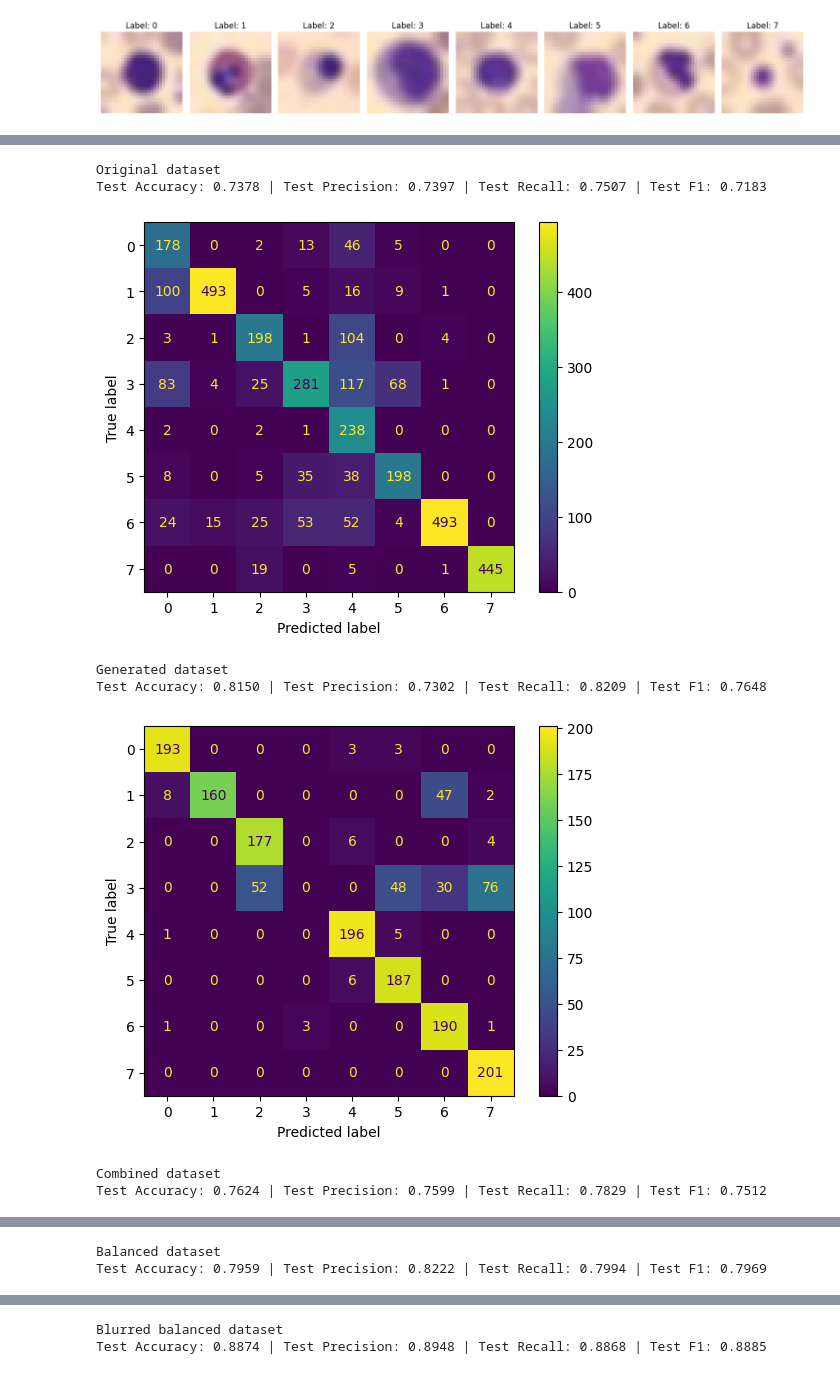
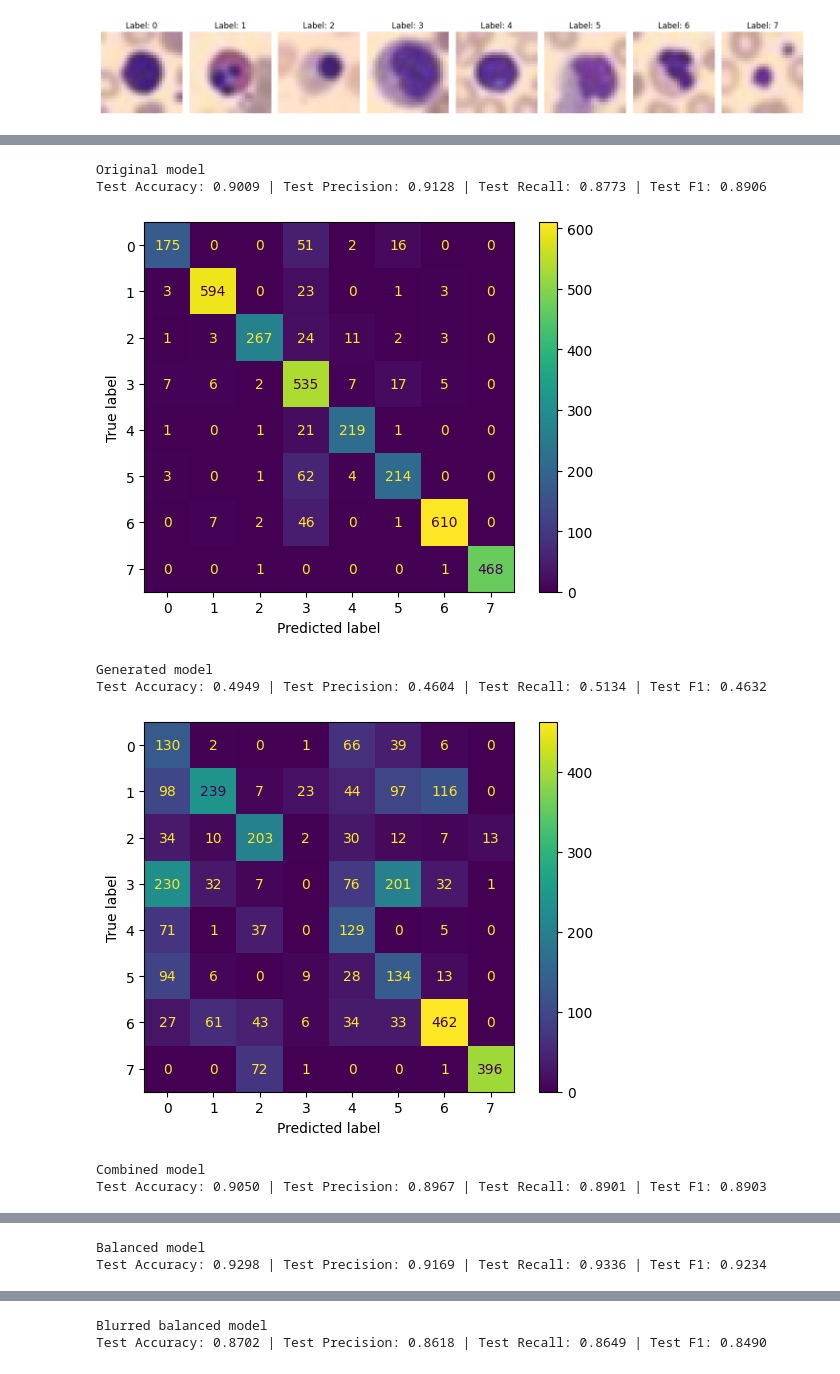
Before and after one commit to LukrecijaMedimorec/BloodCellClassifier, a Jupyter notebook: Classifier.ipynb, the cells around one changed output, grey strips where cells are left out. Saved outputs shown, nothing was run; the diff lists cells and outputs as text; code cells hidden in the pictures.

```diff
--- a/Classifier.ipynb
+++ b/Classifier.ipynb
@@ -343,12 +343,12 @@ plt.show()
 [figure]
 # %%
 device = torch.device("cuda" if torch.cuda.is_available() else "cpu")
-model = BloodCellClassifier().to(device)
+generated_model = BloodCellClassifier().to(device)
 criterion = nn.CrossEntropyLoss()
-optimizer = optim.Adam(model.parameters(), lr=0.001)
+optimizer = optim.Adam(generated_model.parameters(), lr=0.0015)
 
 generated_metrics = train_validate(
-    model=model,
+    model=generated_model,
     train_dataloader=generated_train_dataloader,
     val_dataloader=generated_val_dataloader,
     criterion=criterion,
@@ -408,12 +408,12 @@ combined_val_dataloader = DataLoader(combined_valset, batch_size=128, shuffle=Fa
 combined_test_dataloader = DataLoader(combined_testset, batch_size=128, shuffle=False)
 
 device = torch.device("cuda" if torch.cuda.is_available() else "cpu")
-model = BloodCellClassifier().to(device)
+combined_model = BloodCellClassifier().to(device)
 criterion = nn.CrossEntropyLoss()
-optimizer = optim.Adam(model.parameters(), lr=0.001)
+optimizer = optim.Adam(combined_model.parameters(), lr=0.0015)
 
 combined_metrics = train_validate(
-    model=model,
+    model=combined_model,
     train_dataloader=combined_train_loader,
     val_dataloader=combined_val_dataloader,
     criterion=criterion,
@@ -529,12 +529,12 @@ Label 3: 1749 images
 Label 1: 1707 images
 # %%
 device = torch.device("cuda" if torch.cuda.is_available() else "cpu")
-model = BloodCellClassifier().to(device)
+balanced_model = BloodCellClassifier().to(device)
 criterion = nn.CrossEntropyLoss()
-optimizer = optim.Adam(model.parameters(), lr=0.001)
+optimizer = optim.Adam(balanced_model.parameters(), lr=0.0015)
 
 balanced_metrics = train_validate(
-    model=model,
+    model=balanced_model,
     train_dataloader=balanced_train_dataloader,
     val_dataloader=balanced_val_dataloader,
     criterion=criterion,
@@ -672,11 +673,11 @@ Label 0: 1544 images
 # %%
 device = torch.device("cuda" if torch.cuda.is_available() else "cpu")
-model = BloodCellClassifier().to(device)
+blurred_balanced_model = BloodCellClassifier().to(device)
 criterion = nn.CrossEntropyLoss()
-optimizer = optim.Adam(model.parameters(), lr=0.001)
+optimizer = optim.Adam(blurred_balanced_model.parameters(), lr=0.0015)
 
 blurred_balanced_metrics = train_validate(
-    model=model,
+    model=blurred_balanced_model,
     train_dataloader=blurred_balanced_train_dataloader,
     val_dataloader=blurred_balanced_val_dataloader,
     criterion=criterion,
@@ -743,26 +744,26 @@ def test_model(model, test_dataloader, device):
     disp.plot()
     plt.show()
 # %%
-print("Original dataset")
-test_model(model=model, test_dataloader=test_dataloader, device=device)
+print("Original model")
+test_model(model=original_model, test_dataloader=test_dataloader, device=device)
 
-print("Generated dataset")
-test_model(model=model, test_dataloader=generated_test_dataloader, device=device)
+print("Generated model")
+test_model(model=generated_model, test_dataloader=test_dataloader, device=device)
 
-print("Combined dataset")
-test_model(model=model, test_dataloader=combined_test_dataloader, device=device)
+print("Combined model")
+test_model(model=combined_model, test_dataloader=test_dataloader, device=device)
 
-print("Balanced dataset")
-test_model(model=model, test_dataloader=balanced_test_dataloader, device=device)
+print("Balanced model")
+test_model(model=balanced_model, test_dataloader=test_dataloader, device=device)
 
-print("Blurred balanced dataset")
-test_model(model=model, test_dataloader=blurred_balanced_test_dataloader, device=device)
+print("Blurred balanced model")
+test_model(model=blurred_balanced_model, test_dataloader=test_dataloader, device=device)
 # %% [output]
-Original dataset
-Test Accuracy: 0.7378 | Test Precision: 0.7397 | Test Recall: 0.7507 | Test F1: 0.7183
+Original model
+Test Accuracy: 0.9009 | Test Precision: 0.9128 | Test Recall: 0.8773 | Test F1: 0.8906
-[figure, old version]
+[figure, new version]
-Generated dataset
-Test Accuracy: 0.8150 | Test Precision: 0.7302 | Test Recall: 0.8209 | Test F1: 0.7648
+Generated model
+Test Accuracy: 0.4949 | Test Precision: 0.4604 | Test Recall: 0.5134 | Test F1: 0.4632
-[figure, old version]
+[figure, new version]
-Combined dataset
-Test Accuracy: 0.7624 | Test Precision: 0.7599 | Test Recall: 0.7829 | Test F1: 0.7512
+Combined model
+Test Accuracy: 0.9050 | Test Precision: 0.8967 | Test Recall: 0.8901 | Test F1: 0.8903
@@ -770,2 +771,2 @@ Test Accuracy: 0.7624 | Test Precision: 0.7599 | Test Recall: 0.7829 | Test F1:
-Balanced dataset
-Test Accuracy: 0.7959 | Test Precision: 0.8222 | Test Recall: 0.7994 | Test F1: 0.7969
+Balanced model
+Test Accuracy: 0.9298 | Test Precision: 0.9169 | Test Recall: 0.9336 | Test F1: 0.9234
@@ -773,2 +774,2 @@ Test Accuracy: 0.7959 | Test Precision: 0.8222 | Test Recall: 0.7994 | Test F1:
-Blurred balanced dataset
-Test Accuracy: 0.8874 | Test Precision: 0.8948 | Test Recall: 0.8868 | Test F1: 0.8885
+Blurred balanced model
+Test Accuracy: 0.8702 | Test Precision: 0.8618 | Test Recall: 0.8649 | Test F1: 0.8490
```
Also changed, not shown: parts of 11 cells of this notebook.
